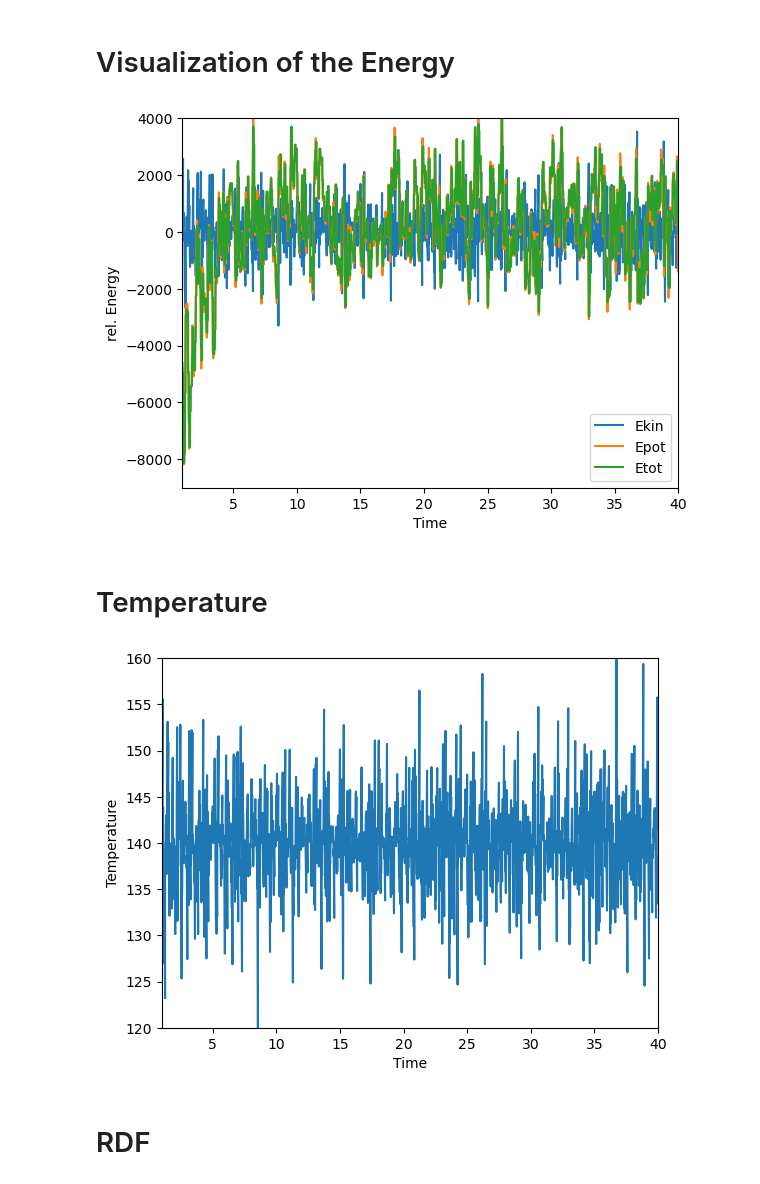
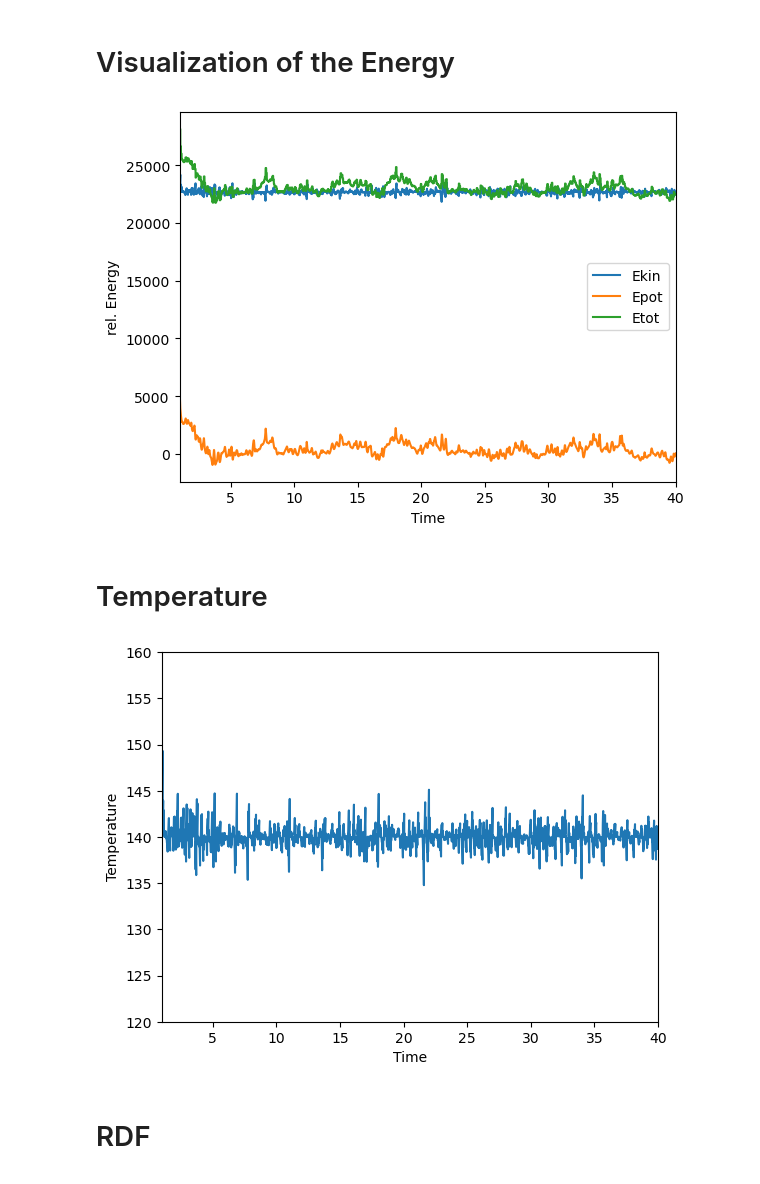
Before and after one commit to Katrin-Drys/WP8_programming, a Jupyter notebook: programs/LJ/evaluation.ipynb, the cells around one changed output. Cells and saved outputs as stored; diff of their text form; code cells hidden in the pictures.

```diff
--- a/programs/LJ/evaluation.ipynb
+++ b/programs/LJ/evaluation.ipynb
@@ -3,29 +3,29 @@
 # %%
 import pandas as pd
 import numpy as np
 import matplotlib.pyplot as plt
 
 # load the data
-data = np.loadtxt('energy.txt', skiprows=1)
+data = np.loadtxt('dens_0-095/energy.txt', skiprows=1)
 data = pd.DataFrame(data, columns=['step', 'time', 'temp', 'Ekin', 'Epot', 'Etot'])
 
 # convert to relative energies
-data['Ekin'] -= data['Ekin'].mean()
-data['Epot'] -= data['Epot'].mean()
-data['Etot'] -= data['Etot'].mean()
+#data['Ekin'] -= data['Ekin'].mean()
+#data['Epot'] -= data['Epot'].mean()
+#data['Etot'] -= data['Etot'].mean()
 
 # plot the data
 plt.plot(data['time'], data['Ekin'], label='Ekin')
 plt.plot(data['time'], data['Epot'], label='Epot')
 plt.plot(data['time'], data['Etot'], label='Etot')
 plt.xlabel('Time')
 plt.ylabel('rel. Energy')
 plt.legend()
 plt.xlim(1, 40)
-plt.ylim(-9000, 4000)
+#plt.ylim(-9000, 4000)
 plt.show()
 # %% [output]
-[figure, old version]
+[figure, new version]
 # %% [markdown]
 # Temperature
 # %%
@@ -36,7 +36,7 @@ plt.xlim(1, 40)
 plt.ylim(120, 160)
 plt.show()
 # %% [output]
-[figure, old version]
+[figure, new version]
 # %% [markdown]
 # RDF
 # %%
```
Also changed, not shown: 5 other files.
